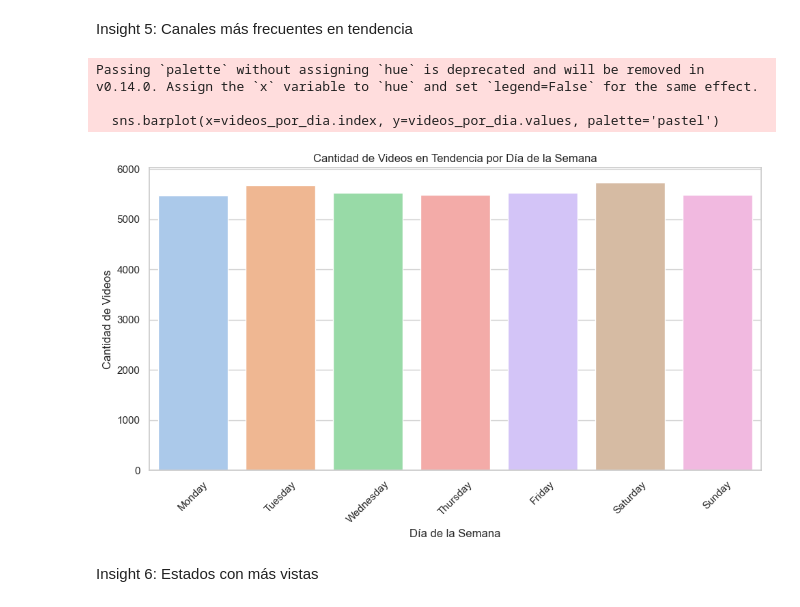
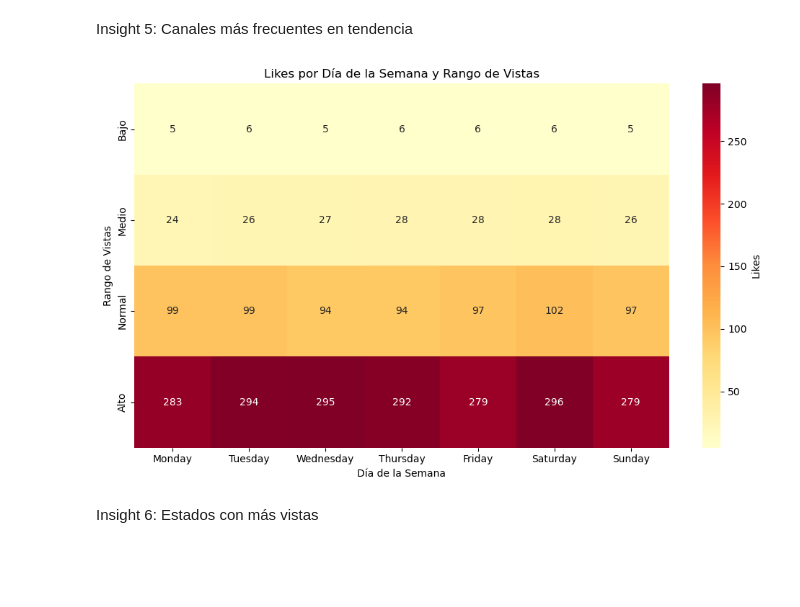
Before and after one commit to rodrigo-g08/FDS-2025-1-259, a Jupyter notebook: Graficacion con el nuevo dataset.ipynb, the cells around one changed output. Cells and saved outputs as stored; diff of their text form; code cells hidden in the pictures; blank space fills up the shorter version.

Commit message:
LAST UPDATE ALL INSIGHTS WITH THEIR OWN GRAPHICS

```diff
--- a/Graficacion con el nuevo dataset.ipynb
+++ b/Graficacion con el nuevo dataset.ipynb
@@ -252,35 +252,35 @@ plt.show()
 # %% [markdown]
 Insight 5: Canales más frecuentes en tendencia
 # %%
-# Asegurarte que trending_date esté en formato datetime
+import pandas as pd
+import matplotlib.pyplot as plt
+import seaborn as sns
+
+df = pd.read_csv("dataset_completo_con_ratios.csv")
 df['trending_date'] = pd.to_datetime(df['trending_date'], format='%y.%d.%m', errors='coerce')
-
-# Crear una nueva columna con el nombre del día de la semana
 df['trending_day'] = df['trending_date'].dt.day_name()
 
-# Contar cuántos videos fueron tendencia por día
-videos_por_dia = df['trending_day'].value_counts().reindex([
-    'Monday', 'Tuesday', 'Wednesday', 'Thursday', 'Friday', 'Saturday', 'Sunday'
-])
+dias_ordenados = ['Monday', 'Tuesday', 'Wednesday', 'Thursday', 'Friday', 'Saturday', 'Sunday']
+df['trending_day'] = pd.Categorical(df['trending_day'], categories=dias_ordenados, ordered=True)
 
-# Imprimir los resultados numéricos
-#print("Cantidad de videos en tendencia por día de la semana:")
-#print(videos_por_dia)
+df['rango_vistas'] = pd.qcut(df['views'], q=4, labels=['Bajo', 'Medio', 'Normal', 'Alto'])
 
-# Graficar
+matriz_likes = df.pivot_table(index='rango_vistas',
+                              columns='trending_day',
+                              values='likes',
+                              aggfunc='sum',
+                              fill_value=0)
+matriz_likes_mil = matriz_likes / 1000000
+
 plt.figure(figsize=(10,6))
-sns.barplot(x=videos_por_dia.index, y=videos_por_dia.values, palette='pastel')
-plt.title('Cantidad de Videos en Tendencia por Día de la Semana')
-plt.xlabel('Día de la Semana')
-plt.ylabel('Cantidad de Videos')
-plt.xticks(rotation=45)
+sns.heatmap(matriz_likes_mil, annot=True, fmt=".0f", cmap="YlOrRd", cbar_kws={'label': 'Likes'})
+plt.title("Likes por Día de la Semana y Rango de Vistas")
+plt.xlabel("Día de la Semana")
+plt.ylabel("Rango de Vistas")
 plt.tight_layout()
 plt.show()
 # %% [output]
-Passing `palette` without assigning `hue` is deprecated and will be removed in v0.14.0. Assign the `x` variable to `hue` and set `legend=False` for the same effect.
-
-  sns.barplot(x=videos_por_dia.index, y=videos_por_dia.values, palette='pastel')
-[figure, old version]
+[figure, new version]
 # %% [markdown]
 Insight 6: Estados con más vistas
 # %%
```
Also changed, not shown: parts of 2 cells of this notebook.
